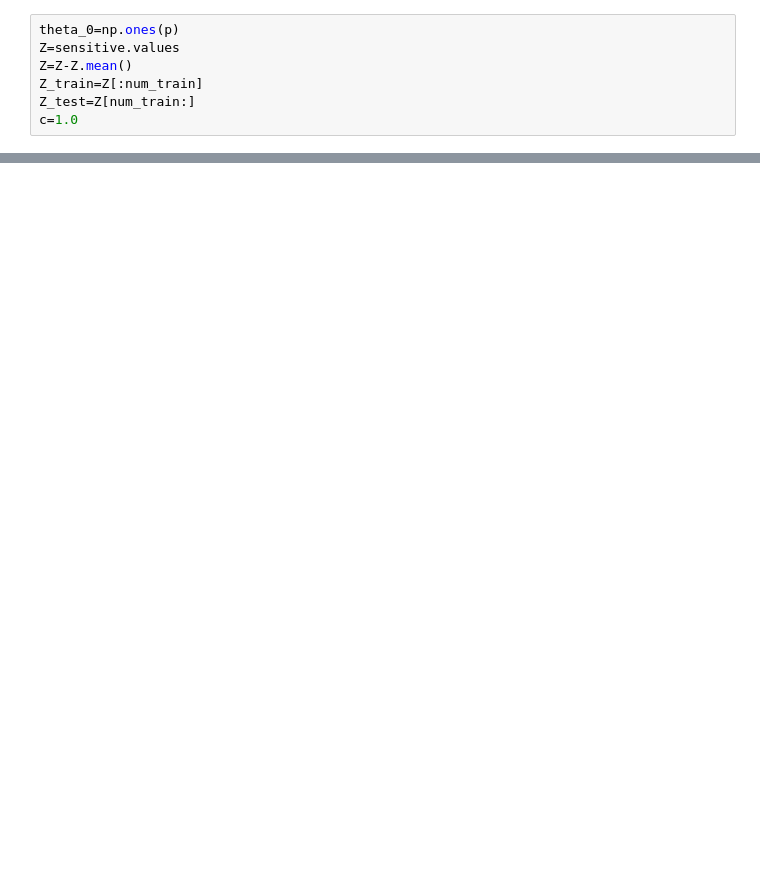
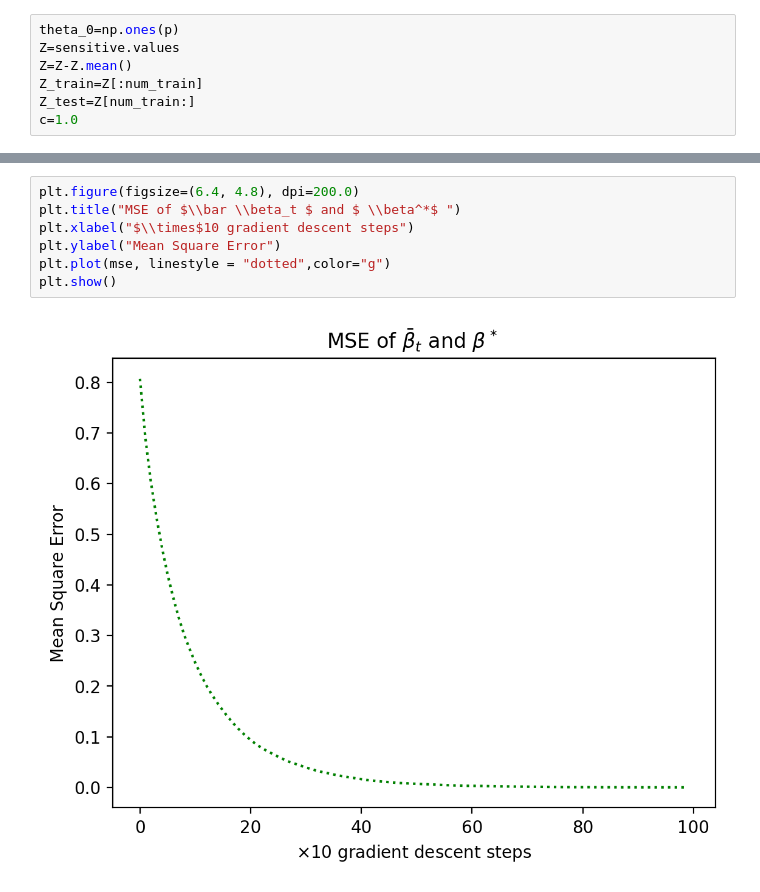
Before and after one commit to YAN-Yuhao/Federated, a Jupyter notebook: adult data.ipynb, the cells around one changed output, grey strips where cells are left out. Drawn from its saved outputs; the diff is of its cells as text; blank space fills up the shorter version.

```diff
--- a/adult data.ipynb
+++ b/adult data.ipynb
@@ -198,0 +415,9 @@ print(np.sum((b-Beta)**2)/p)
+# %%
+plt.figure(figsize=(6.4, 4.8), dpi=200.0)
+plt.title("MSE of $\\bar \\beta_t $ and $ \\beta^*$ ")
+plt.xlabel("$\\times$10 gradient descent steps")
+plt.ylabel("Mean Square Error")
+plt.plot(mse, linestyle = "dotted",color="g")
+plt.show()
+# %% [output]
+[figure, added]
```
Also changed, not shown: parts of 27 cells of this notebook.
